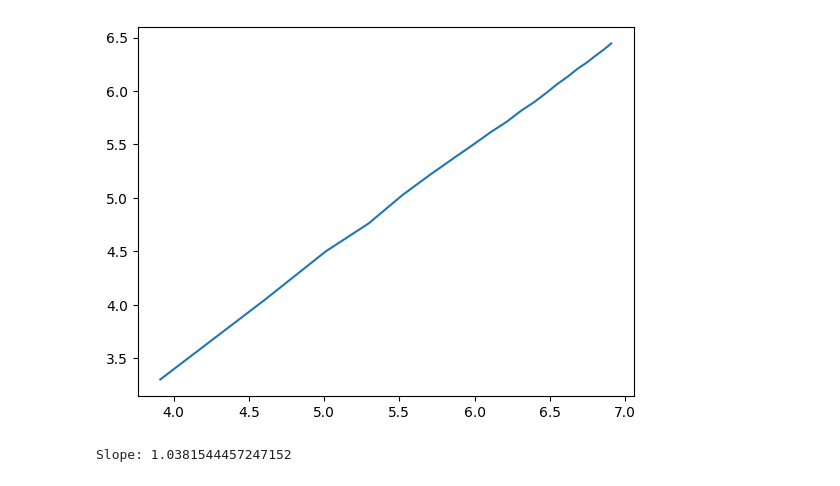
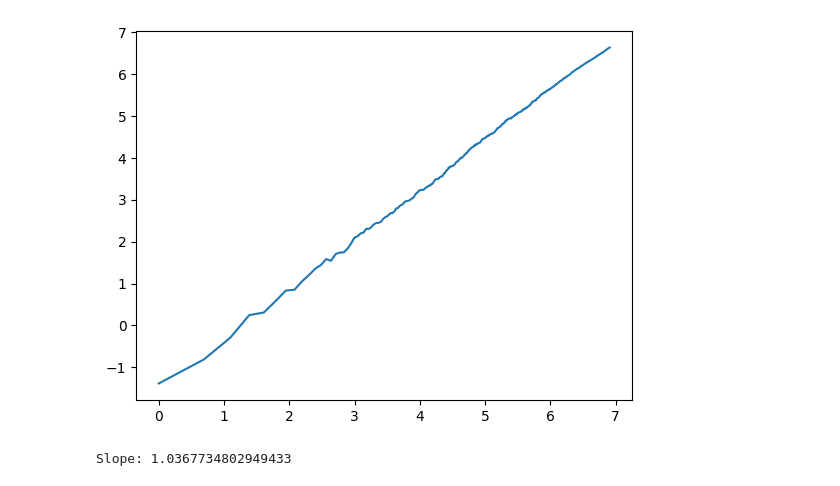
Before and after one commit to TimBerti/diffusion-limited-aggregation, a Jupyter notebook: notebooks/diffusion_limited_aggregation.ipynb, the cells around one changed output. Cells and saved outputs as stored; diff of their text form; code cells hidden in the pictures.

```diff
--- a/notebooks/diffusion_limited_aggregation.ipynb
+++ b/notebooks/diffusion_limited_aggregation.ipynb
@@ -78,0 +10,25 @@ plt.imshow(grid);
+# %%
+n = 150
+grid = np.zeros((n,n))
+grid[n//2, n//2] = 1
+
+current = new_position(grid)
+neighbors = get_neighbors(grid)
+
+grid_list = [grid]
+n_neighbors = [4]
+gyrations = []
+i = 0
+while i < 1000:
+    current, stopped = step(grid, current, neighbors)
+    i += stopped
+    if stopped:
+        grid[*current] = 1
+        grid_list.append(grid.copy())
+        current = new_position(grid)
+        neighbors = get_neighbors(grid)
+        n_neighbors.append(((neighbors + grid) > 0).sum() - (i+1))
+        gyrations.append(radius_of_gyration(grid))
+        print(f'\r{i}/1000', end='')
+
+plt.imshow(grid);
@@ -79,11 +46,12 @@ plt.imshow(grid);
 # %%
-plt.plot(np.log(N), np.log(gyrations))
+x = np.arange(len(gyrations)) + 1
+plt.plot(np.log(x), np.log(gyrations))
 plt.show()
 
-print('Slope:', np.polyfit(np.log(N), np.log(gyrations), 1)[0])
+print('Slope:', np.polyfit(np.log(x[500:]), np.log(gyrations[500:]), 1)[0])
 # %% [output]
-[figure, old version]
+[figure, new version]
-Slope: 1.0381544457247152
+Slope: 1.0367734802949433
 # %%
 fig, ax = plt.subplots()
 
```
Also changed, not shown: parts of 5 cells of this notebook, 5 other files.
